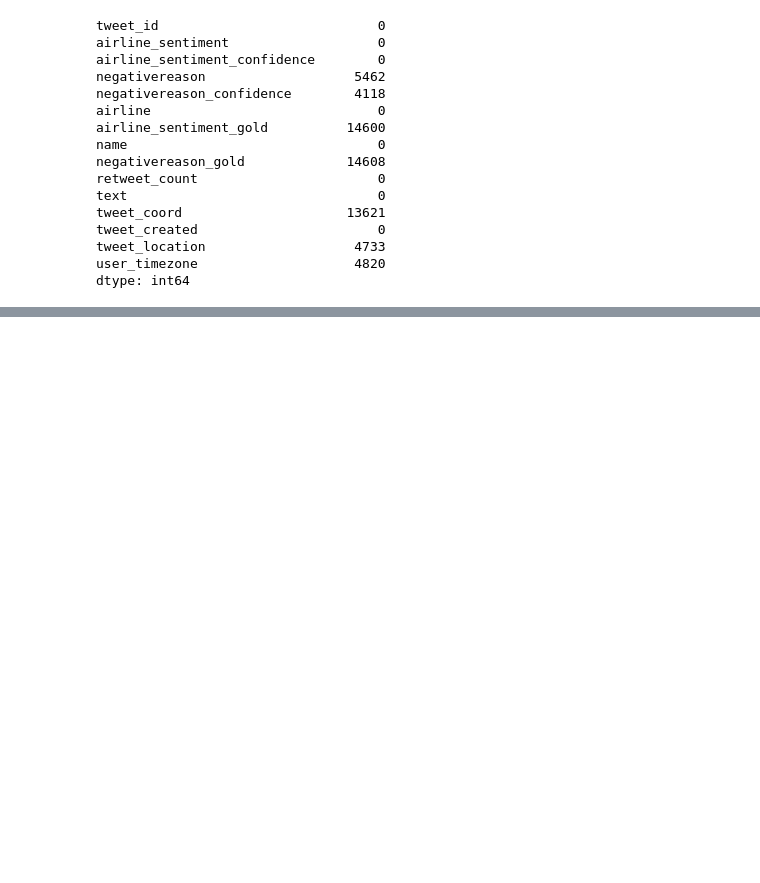
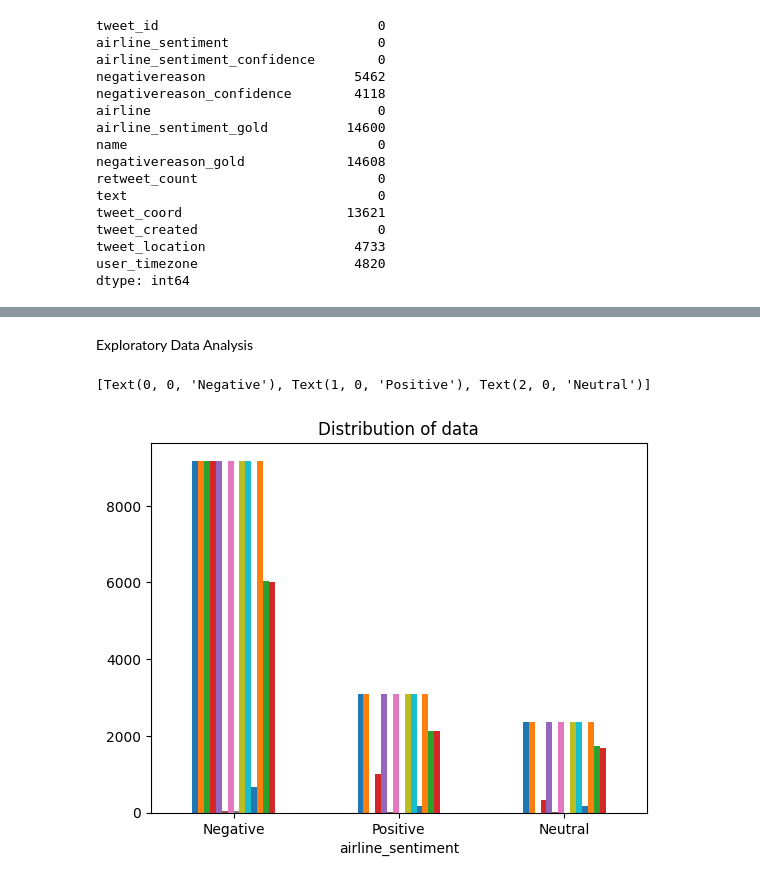
Before and after one commit to MboyaDan/twittersentimentanalysis, a Jupyter notebook: sentiment.ipynb, the cells around one changed output, grey strips where cells are left out. Saved outputs shown, nothing was run; the diff lists cells and outputs as text; code cells hidden in the pictures; blank space fills up the shorter version.

```diff
--- a/sentiment.ipynb
+++ b/sentiment.ipynb
@@ -115,0 +162,4 @@ dtype: int64
+# %%
+df['tweet_created'] = pd.to_datetime(df['tweet_created']).dt.date
+# %%
+df['tweet_created'] = pd.to_datetime(df['tweet_created'])
@@ -115,0 +203,10 @@ dtype: int64
+# %% [markdown]
+Exploratory Data Analysis
+# %%
+# Plotting the distribution for dataset.
+ax = df.groupby('airline_sentiment').count().plot(kind='bar', title='Distribution of data',
+                                               legend=False)
+ax.set_xticklabels(['Negative','Positive','Neutral'], rotation=0)
+# %% [output]
+[Text(0, 0, 'Negative'), Text(1, 0, 'Positive'), Text(2, 0, 'Neutral')]
+[figure, added]
```
Also changed, not shown: parts of 18 cells of this notebook.
